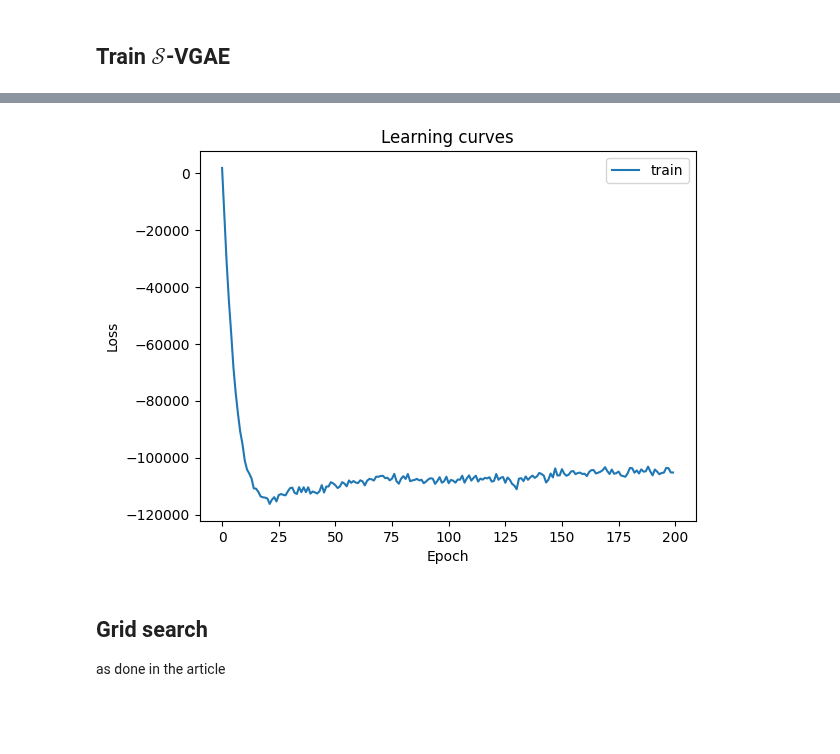
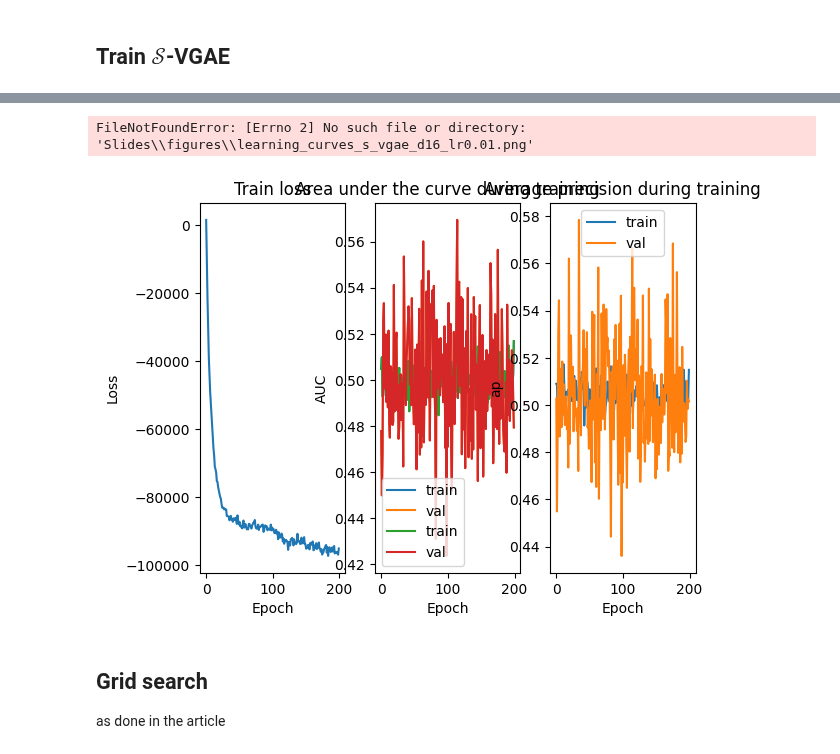
Before and after one commit to vdng9338/projet-compstats-2023, a Jupyter notebook: Code/training.ipynb, the cells around one changed output, grey strips where cells are left out. Cells and saved outputs as stored; diff of their text form; code cells hidden in the pictures; blank space fills up the shorter version.

Commit message:
restart training

```diff
--- a/Code/training.ipynb
+++ b/Code/training.ipynb
@@ -68,7 +68,8 @@ mus torch.Size([2708, 16])
 logsigmas2s torch.Size([2708, 16])
 edge probs True
 # %%
-s_vgae = VGAE(input_dim=feature_dim, latent_dim=16, dropout=0.0, latent_distr='vMF').to(device)
+d = 16
+s_vgae = VGAE(input_dim=feature_dim, latent_dim=d, dropout=0.0, latent_distr='vMF').to(device)
 
 
 out_s_vgae, mus_s_vgae, logkappas_s_vgae, ws, epss, bs = s_vgae(val_data.x.to(device), val_edge_label_index.to(device))
@@ -159,25 +168,13 @@ kl_loss tensor(-111696.7344, grad_fn=<kl_div_vmfBackward>)
-# %%
-def plot_curves(log_loss):
-    fig, ax = plt.subplots()
-
-    ax.plot(log_loss['train'], label='train')
-    ax.set_xlabel('Epoch')
-    ax.set_ylabel('Loss')
-    ax.legend()
-    ax.set_title('Learning curves')
-
-    plt.show()
-# %%
-plot_curves(log_loss)
-# %% [output]
-[figure, removed]
 # %%
 import pickle
-with open('results/loss_train.pkl', 'wb') as f:
-    pickle.dump(log_loss, f)
-
-with open('results/log_metrics.pkl', 'wb') as f:
-    pickle.dump(log_metrics, f)
+with open(f's_vgae_dim{d}_lr{lr}.pkl', 'wb') as f:
+    pickle.dump(metrics, f)
+# %%
+figure_path = Path().parent / 'Slides' / 'figures'
+plot_curves(metrics, str(figure_path / f'learning_curves_s_vgae_d{d}_lr{lr}.png'))
+# %% [output]
+FileNotFoundError: [Errno 2] No such file or directory: 'Slides\\figures\\learning_curves_s_vgae_d16_lr0.01.png'
+[figure, added]
 # %% [markdown]
 ## Grid search
 as done in the article
```
Also changed, not shown: parts of 2 cells of this notebook, 5 other files.
